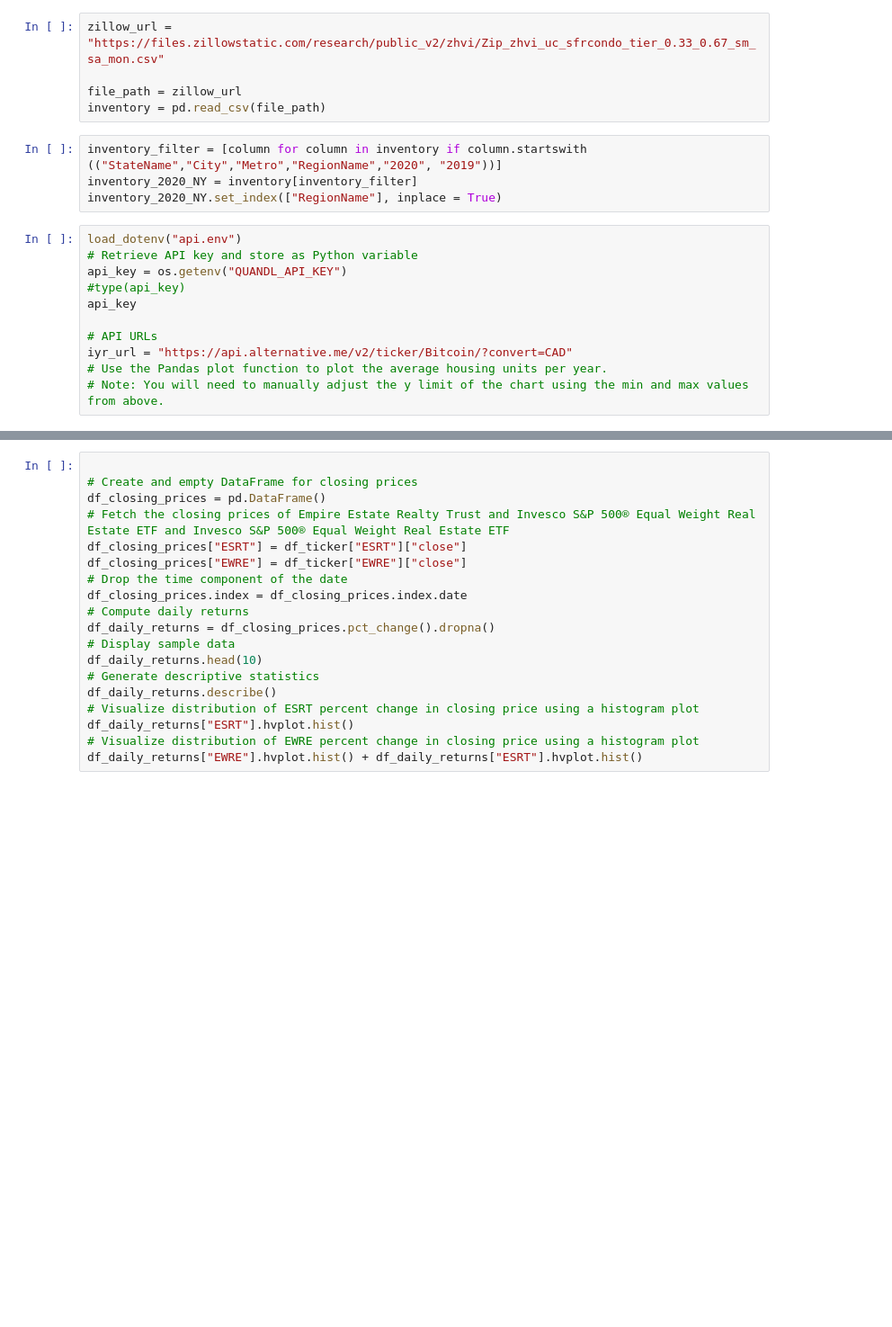
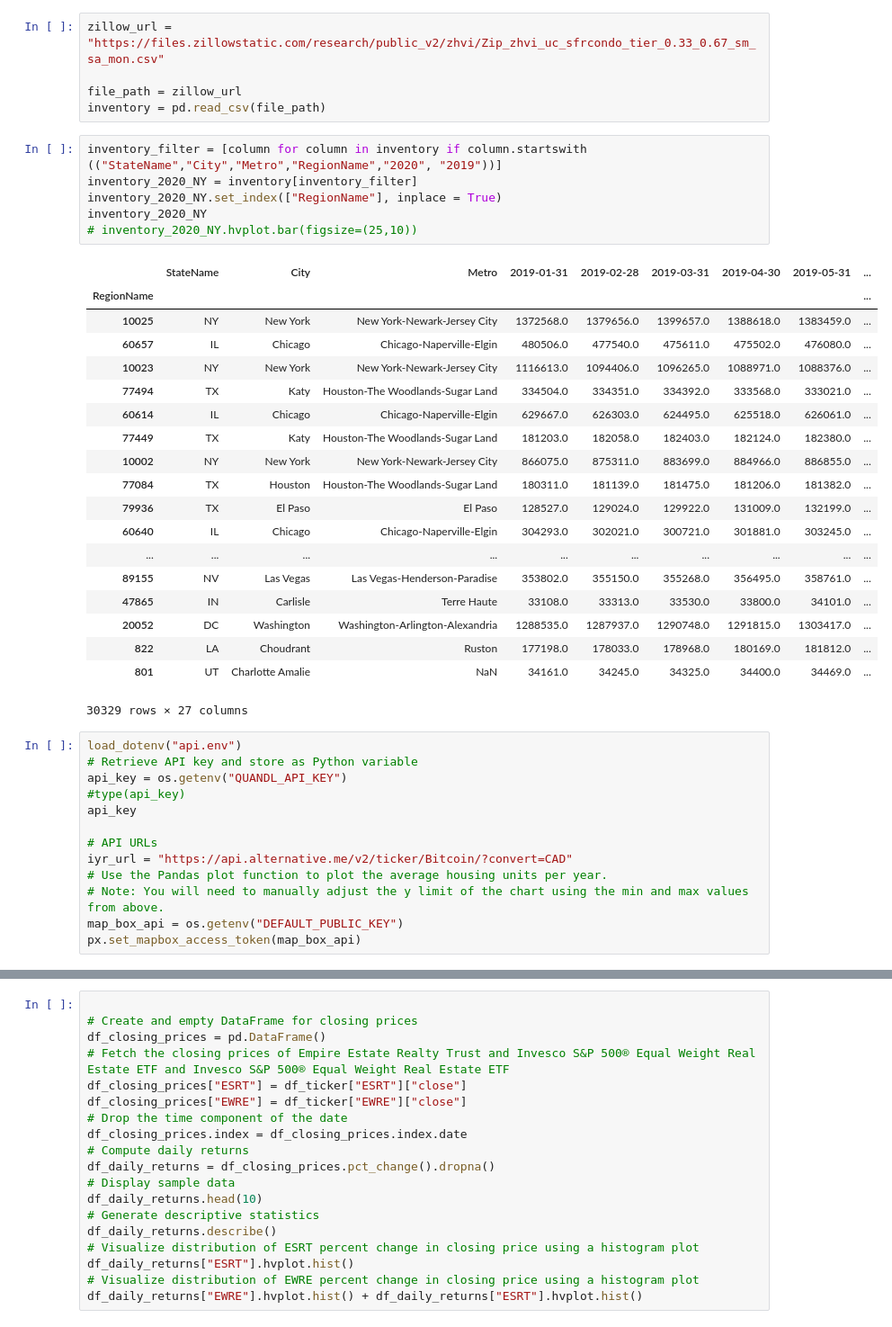
Before and after one commit to valleriia/Project1-US-Real-Estate-Analysis, a Jupyter notebook: viz.ipynb, the cells around one changed output, grey strips where cells are left out. Shown at 90% size. Drawn from its saved outputs; the diff is of its cells as text; blank space fills up the shorter version.

```diff
--- a/viz.ipynb
+++ b/viz.ipynb
@@ -24,7 +29,29 @@ inventory = pd.read_csv(file_path)
 # %%
 inventory_filter = [column for column in inventory if column.startswith (("StateName","City","Metro","RegionName","2020", "2019"))]
 inventory_2020_NY = inventory[inventory_filter]
 inventory_2020_NY.set_index(["RegionName"], inplace = True)
+inventory_2020_NY
+# inventory_2020_NY.hvplot.bar(figsize=(25,10))
+# %% [output]
+|  | StateName | City | Metro | 2019-01-31 | 2019-02-28 | 2019-03-31 | 2019-04-30 | 2019-05-31 | ... |
+| RegionName |  |  |  |  |  |  |  |  | ... |
+| 10025 | NY | New York | New York-Newark-Jersey City | 1372568.0 | 1379656.0 | 1399657.0 | 1388618.0 | 1383459.0 | ... |
+| 60657 | IL | Chicago | Chicago-Naperville-Elgin | 480506.0 | 477540.0 | 475611.0 | 475502.0 | 476080.0 | ... |
+| 10023 | NY | New York | New York-Newark-Jersey City | 1116613.0 | 1094406.0 | 1096265.0 | 1088971.0 | 1088376.0 | ... |
+| 77494 | TX | Katy | Houston-The Woodlands-Sugar Land | 334504.0 | 334351.0 | 334392.0 | 333568.0 | 333021.0 | ... |
+| 60614 | IL | Chicago | Chicago-Naperville-Elgin | 629667.0 | 626303.0 | 624495.0 | 625518.0 | 626061.0 | ... |
+| 77449 | TX | Katy | Houston-The Woodlands-Sugar Land | 181203.0 | 182058.0 | 182403.0 | 182124.0 | 182380.0 | ... |
+| 10002 | NY | New York | New York-Newark-Jersey City | 866075.0 | 875311.0 | 883699.0 | 884966.0 | 886855.0 | ... |
+| 77084 | TX | Houston | Houston-The Woodlands-Sugar Land | 180311.0 | 181139.0 | 181475.0 | 181206.0 | 181382.0 | ... |
+| 79936 | TX | El Paso | El Paso | 128527.0 | 129024.0 | 129922.0 | 131009.0 | 132199.0 | ... |
+| 60640 | IL | Chicago | Chicago-Naperville-Elgin | 304293.0 | 302021.0 | 300721.0 | 301881.0 | 303245.0 | ... |
+| ... | ... | ... | ... | ... | ... | ... | ... | ... | ... |
+| 89155 | NV | Las Vegas | Las Vegas-Henderson-Paradise | 353802.0 | 355150.0 | 355268.0 | 356495.0 | 358761.0 | ... |
+| 47865 | IN | Carlisle | Terre Haute | 33108.0 | 33313.0 | 33530.0 | 33800.0 | 34101.0 | ... |
+| 20052 | DC | Washington | Washington-Arlington-Alexandria | 1288535.0 | 1287937.0 | 1290748.0 | 1291815.0 | 1303417.0 | ... |
+| 822 | LA | Choudrant | Ruston | 177198.0 | 178033.0 | 178968.0 | 180169.0 | 181812.0 | ... |
+| 801 | UT | Charlotte Amalie | NaN | 34161.0 | 34245.0 | 34325.0 | 34400.0 | 34469.0 | ... |
+30329 rows × 27 columns
 # %%
 load_dotenv("api.env")
 # Retrieve API key and store as Python variable
@@ -36,6 +63,8 @@ api_key
 iyr_url = "https://api.alternative.me/v2/ticker/Bitcoin/?convert=CAD"
 # Use the Pandas plot function to plot the average housing units per year.
 # Note: You will need to manually adjust the y limit of the chart using the min and max values from above.
+map_box_api = os.getenv("DEFAULT_PUBLIC_KEY")
+px.set_mapbox_access_token(map_box_api)
 # %%
 # Set Alpaca API key and secret
 alpaca_api_key = os.getenv("ALPACA_API_KEY")
```
Also changed, not shown: parts of 10 cells of this notebook.
